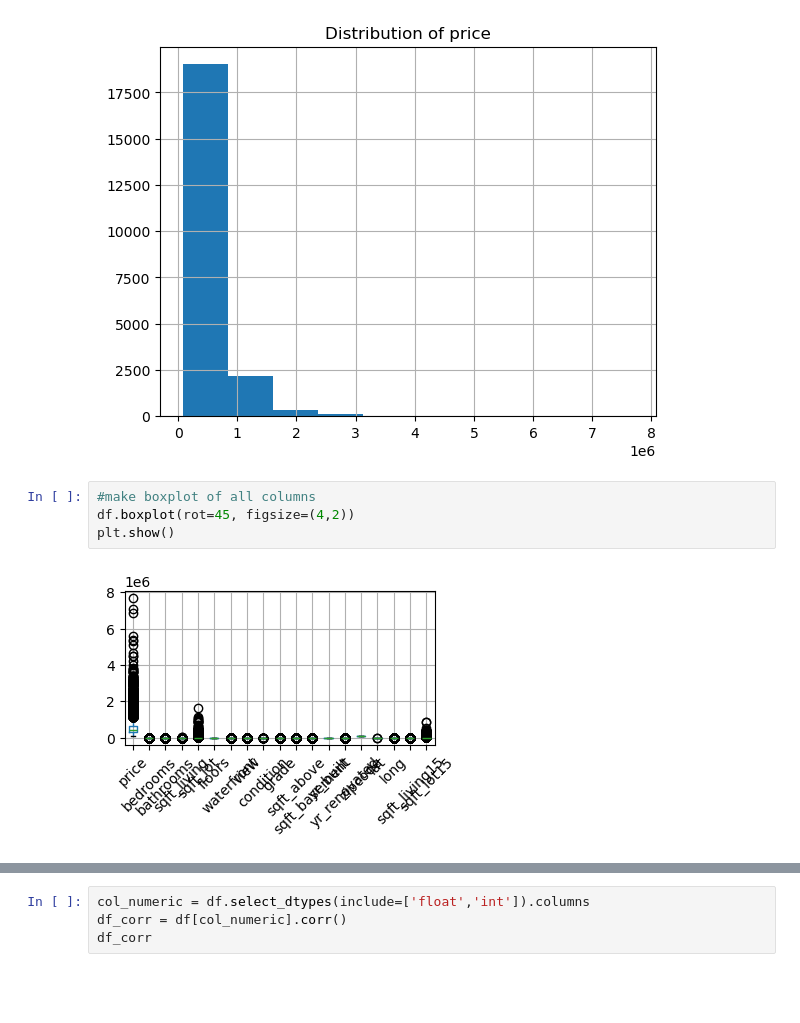
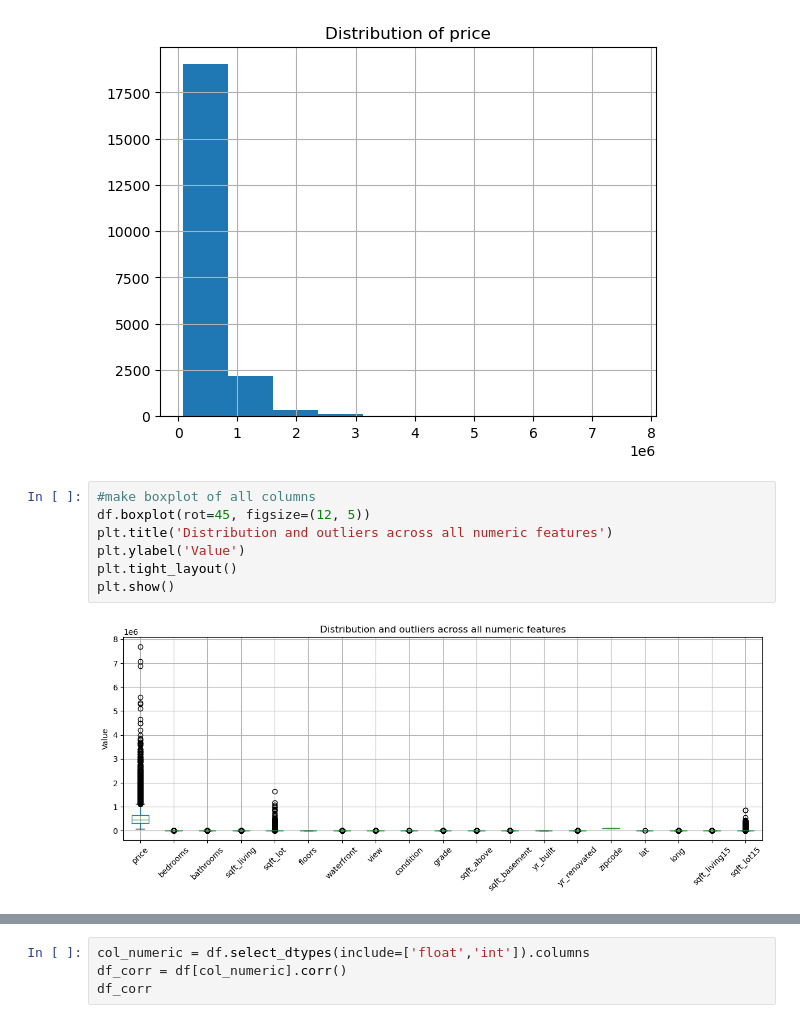
Before and after one commit to jovan210/housing-price-predictor, a Jupyter notebook: jovan_lau/houseprice_prediction.ipynb, the cells around one changed output, grey strips where cells are left out. Cells and saved outputs as stored; diff of their text form; blank space fills up the shorter version.

```diff
--- a/jovan_lau/houseprice_prediction.ipynb
+++ b/jovan_lau/houseprice_prediction.ipynb
@@ -153,7 +159,10 @@ Text(0.5, 1.0, 'Distribution of price')
 [figure]
 # %%
 #make boxplot of all columns
-df.boxplot(rot=45, figsize=(4,2))
+df.boxplot(rot=45, figsize=(12, 5))
+plt.title('Distribution and outliers across all numeric features')
+plt.ylabel('Value')
+plt.tight_layout()
 plt.show()
 # %% [output]
-[figure, old version]
+[figure, new version]
```
Also changed, not shown: parts of 70 cells of this notebook, 3 other files.
